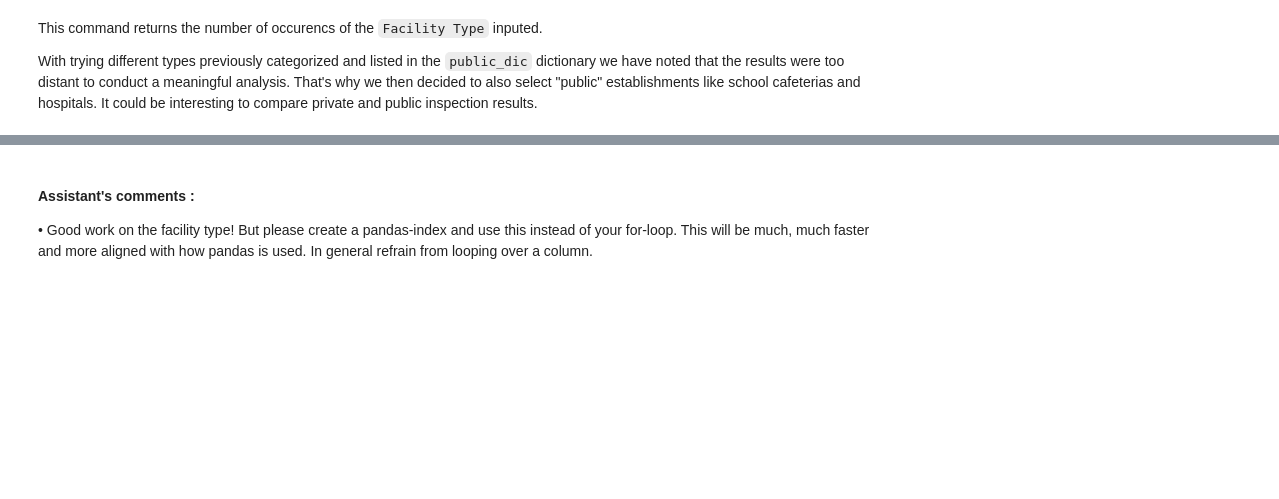
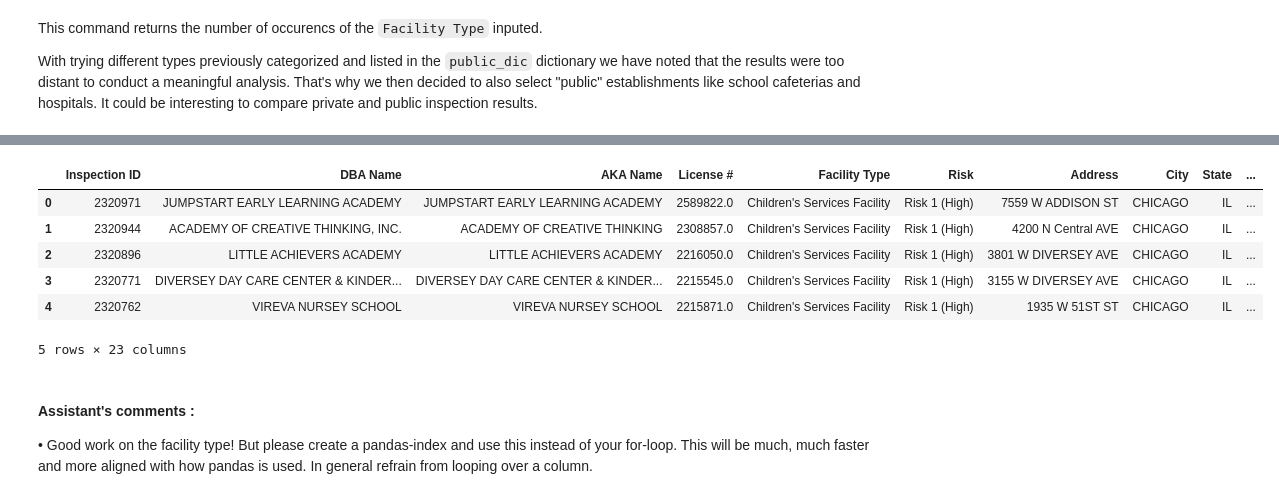
Before and after one commit to clairebilat/ada-2019-project-lost-and-found, a Jupyter notebook: Milestone-2.ipynb, the cells around one changed output, grey strips where cells are left out. Saved outputs shown, nothing was run; the diff lists cells and outputs as text; code cells hidden in the pictures; blank space fills up the shorter version.

```diff
--- a/Milestone-2.ipynb
+++ b/Milestone-2.ipynb
@@ -144,0 +125,9 @@ The **newcolfromdict** function constructs a new column `outputcolum` from the i
+# %%
+#inverting the dict
+facilities = {}
+for key in total_dic :
+    for facility in total_dic[key] :
+        facilities[facility] = key
+# %%
+facilitygroups = pd.DataFrame(data = facilities.values(), index=facilities.keys(), columns = ['FacilityGroup'])
+facilitygroups.head()
@@ -145,3 +141,19 @@ The **newcolfromdict** function constructs a new column `outputcolum` from the i
+# %%
+facilitygroups.index.name = 'Facility Type'
+# %%
+#pandas.merge(left, right, how='inner', on=None, left_on=None, right_on=None, left_index=False,
+#             right_index=False, sort=False, suffixes=('_x', '_y'), copy=True, indicator=False, validate=None)
+
+eat_seat = pd.merge(df, facilitygroups, on = ['Facility Type'])
+eat_seat.head()
+# %% [output]
+|  | Inspection ID | DBA Name | AKA Name | License # | Facility Type | Risk | Address | City | State | ... |
+| 0 | 2320971 | JUMPSTART EARLY LEARNING ACADEMY | JUMPSTART EARLY LEARNING ACADEMY | 2589822.0 | Children's Services Facility | Risk 1 (High) | 7559 W ADDISON ST | CHICAGO | IL | ... |
+| 1 | 2320944 | ACADEMY OF CREATIVE THINKING, INC. | ACADEMY OF CREATIVE THINKING | 2308857.0 | Children's Services Facility | Risk 1 (High) | 4200 N Central AVE | CHICAGO | IL | ... |
+| 2 | 2320896 | LITTLE ACHIEVERS ACADEMY | LITTLE ACHIEVERS ACADEMY | 2216050.0 | Children's Services Facility | Risk 1 (High) | 3801 W DIVERSEY AVE | CHICAGO | IL | ... |
+| 3 | 2320771 | DIVERSEY DAY CARE CENTER & KINDER... | DIVERSEY DAY CARE CENTER & KINDER... | 2215545.0 | Children's Services Facility | Risk 1 (High) | 3155 W DIVERSEY AVE | CHICAGO | IL | ... |
+| 4 | 2320762 | VIREVA NURSEY SCHOOL | VIREVA NURSEY SCHOOL | 2215871.0 | Children's Services Facility | Risk 1 (High) | 1935 W 51ST ST | CHICAGO | IL | ... |
+5 rows × 23 columns
 # %% [markdown]
 #### Assistant's comments :
 •	Good work on the facility type! But please create a pandas-index and use this instead of your for-loop. This will be much, much faster and more aligned with how pandas is used. In general refrain from looping over a column.
```
Also changed, not shown: parts of 4 cells of this notebook.
